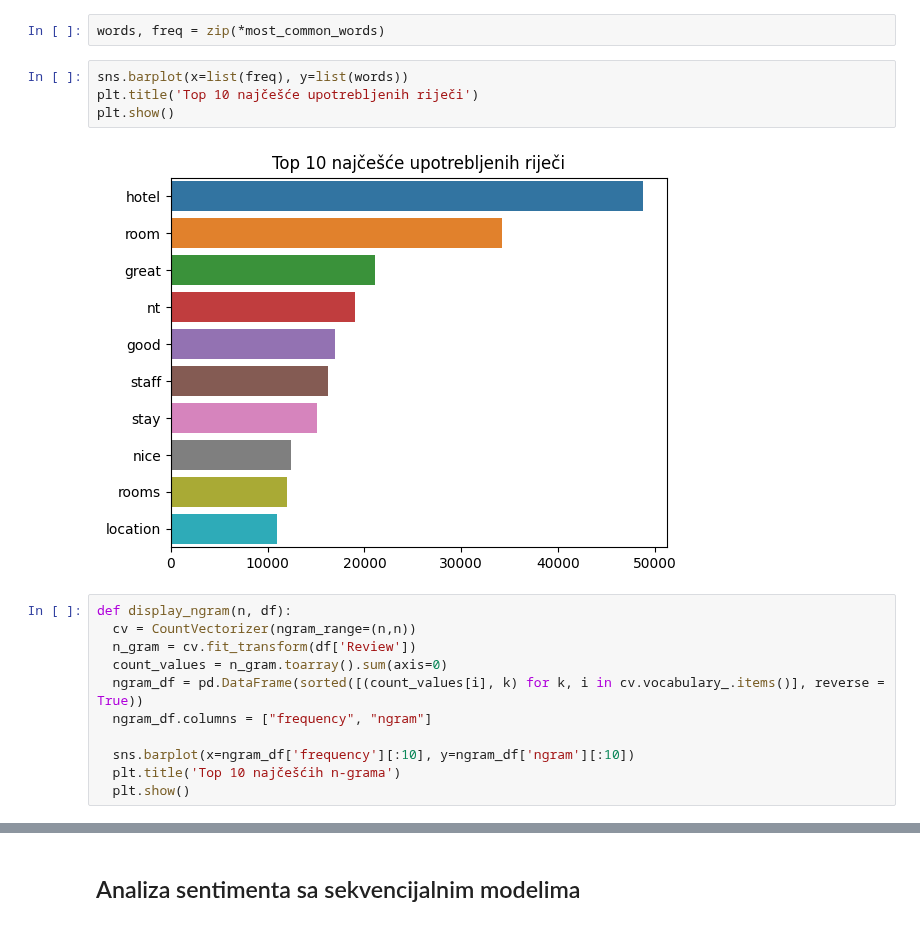
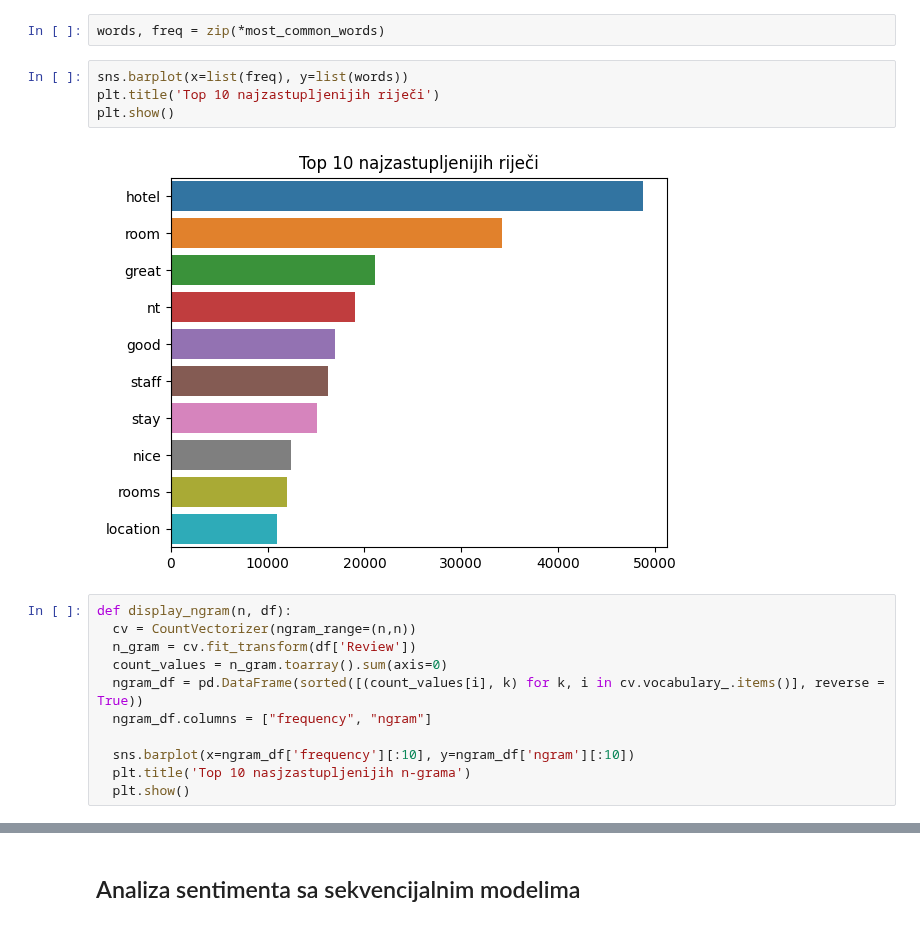
Before and after one commit to dsabljic/UUI-NLP-u-ugostiteljstvu, a Jupyter notebook: SentimentAnalysis.ipynb, the cells around one changed output, grey strips where cells are left out. Saved outputs shown, nothing was run; the diff lists cells and outputs as text.

```diff
--- a/SentimentAnalysis.ipynb
+++ b/SentimentAnalysis.ipynb
@@ -182,10 +182,10 @@ most_common_words
 words, freq = zip(*most_common_words)
 # %%
 sns.barplot(x=list(freq), y=list(words))
-plt.title('Top 10 najčešće upotrebljenih riječi')
+plt.title('Top 10 najzastupljenijih riječi')
 plt.show()
 # %% [output]
-[figure, old version]
+[figure, new version]
 # %%
 def display_ngram(n, df):
   cv = CountVectorizer(ngram_range=(n,n))
@@ -195,7 +195,7 @@ def display_ngram(n, df):
   ngram_df.columns = ["frequency", "ngram"]
 
   sns.barplot(x=ngram_df['frequency'][:10], y=ngram_df['ngram'][:10])
-  plt.title('Top 10 najčešćih n-grama')
+  plt.title('Top 10 nasjzastupljenijih n-grama')
   plt.show()
 # %%
 n_gram = display_ngram(3, df)
```
Also changed, not shown: parts of 9 cells of this notebook.
